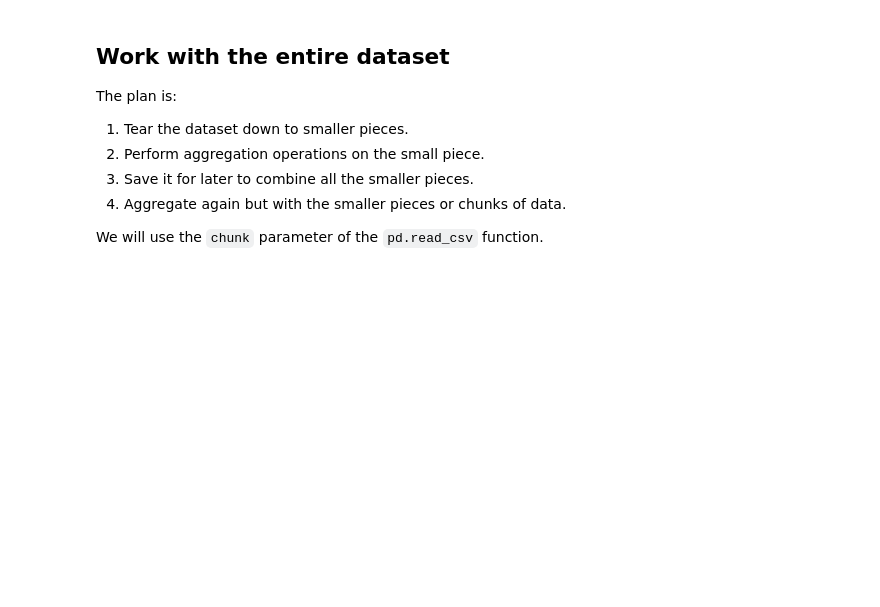
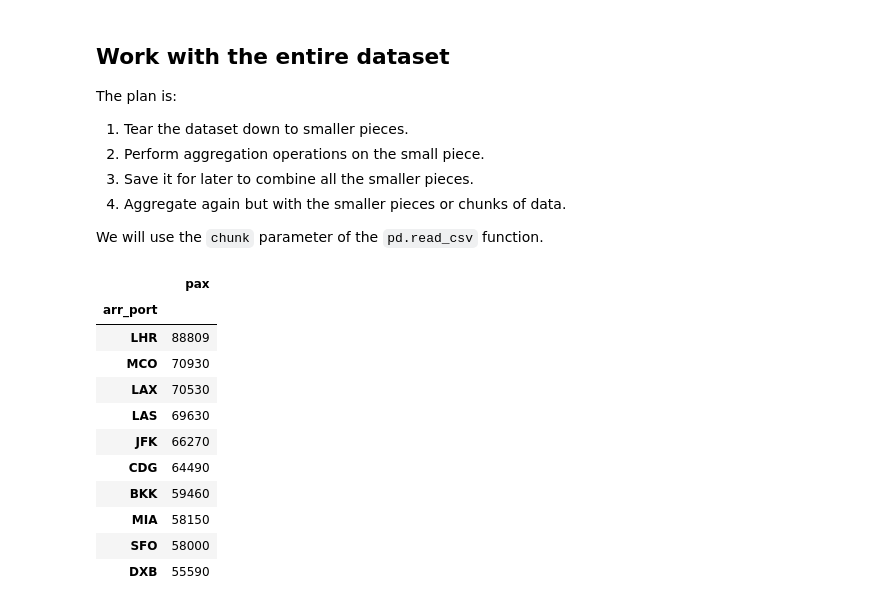
Before and after one commit to miqueldespuig/kschool-challenge, a Jupyter notebook: 02_TopTenAirports.ipynb, the cells around one changed output. Cells and saved outputs as stored; diff of their text form; code cells hidden in the pictures; blank space fills up the shorter version.

```diff
--- a/02_TopTenAirports.ipynb
+++ b/02_TopTenAirports.ipynb
@@ -170,0 +172,41 @@ with pd.read_csv(
+# %%
+def nan2zero(num):
+  try:
+    return int(num)
+  except:
+    return 0
+# %%
+# cols_of_interest = [12, 34, 35]
+cumulative_result = pd.DataFrame()
+df_iterator = pd.read_csv(
+    file_path,
+    compression="bz2",
+    sep="^",
+    usecols = lambda x: x.strip() in ['arr_port', 'pax', 'year'], # Usamos esto pero con los indices parece que vuelven las columnas ok.
+    converters= {
+        'arr_port': str.strip,
+        'pax': nan2zero
+    },
+    chunksize=1e5,
+    #nrows=1e4,  # Limit the number of rows -> Toy problem
+)
+for chunk in df_iterator:
+    chunk = chunk
+    partial_calculation = chunk.groupby(by=["year", "arr_port"]).sum()
+    cumulative_result = cumulative_result.append(partial_calculation)
+result = cumulative_result.groupby(by=["arr_port"]).sum()
+# %%
+result.sort_values(by='pax', ascending=False).head(10)
+# %% [output]
+|  | pax |
+| arr_port |  |
+| LHR | 88809 |
+| MCO | 70930 |
+| LAX | 70530 |
+| LAS | 69630 |
+| JFK | 66270 |
+| CDG | 64490 |
+| BKK | 59460 |
+| MIA | 58150 |
+| SFO | 58000 |
+| DXB | 55590 |
```
Also changed, not shown: parts of 9 cells of this notebook.
